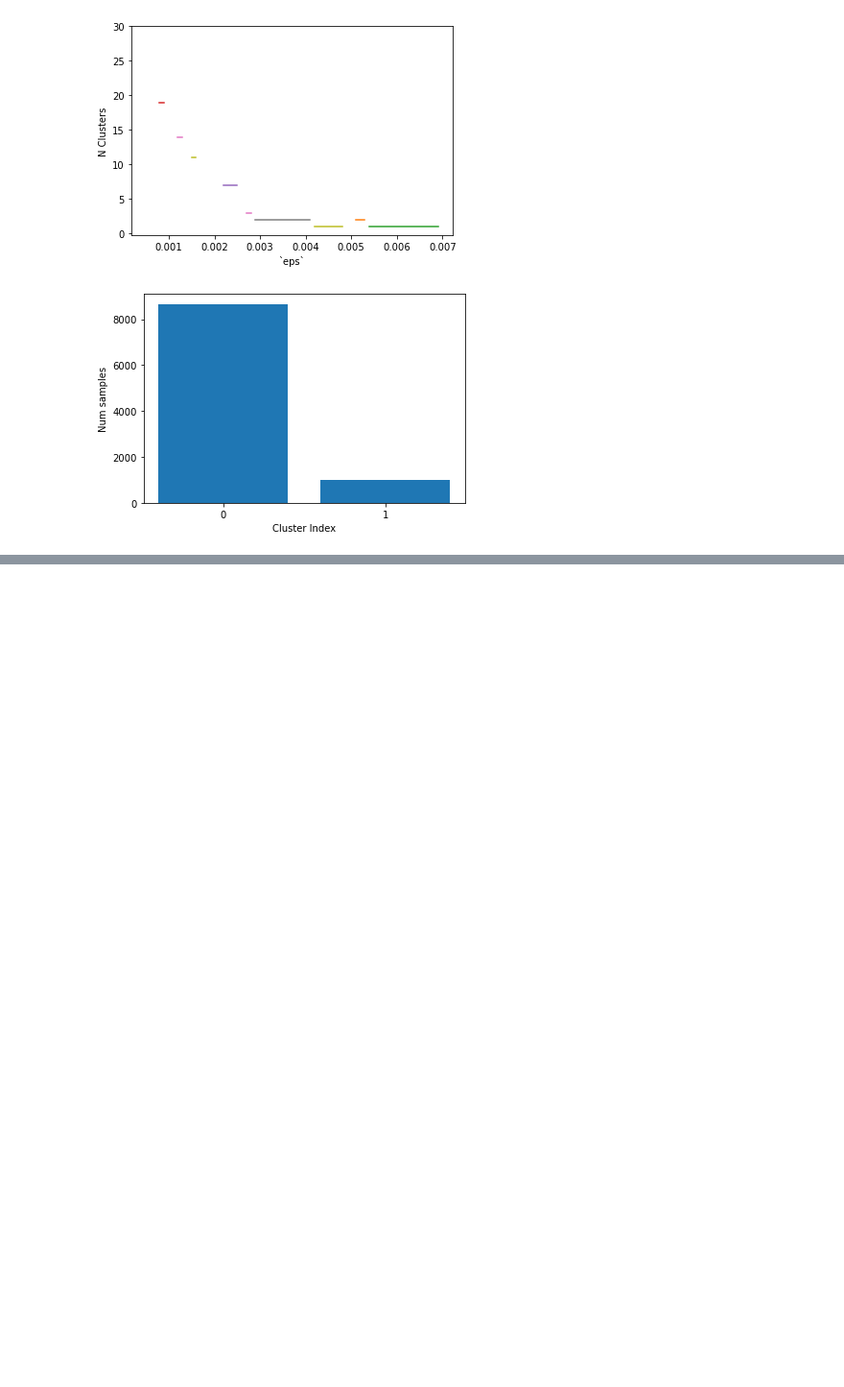
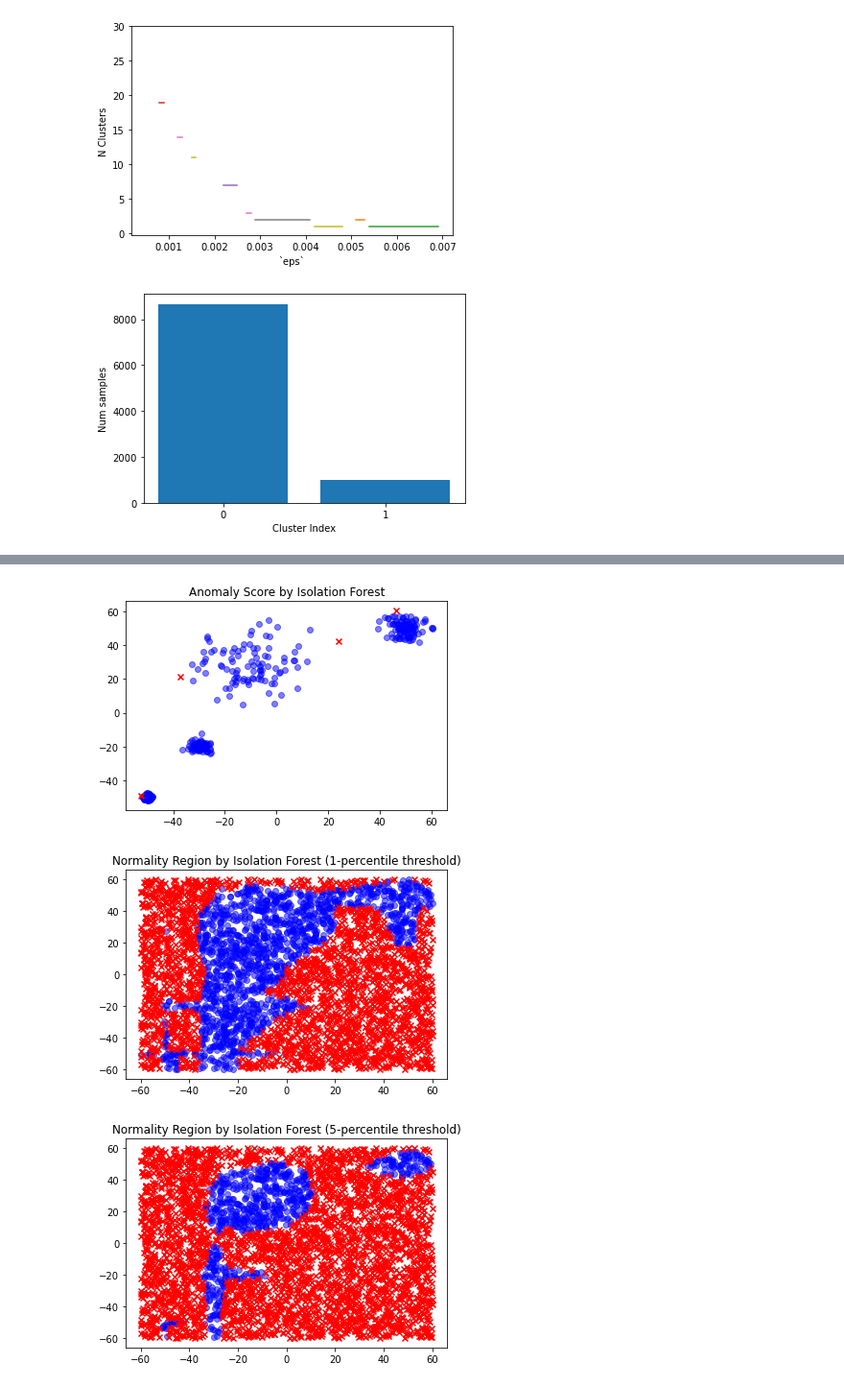
Before and after one commit to jaymberman/sklearn_guide, a Jupyter notebook: sklearn_guide.ipynb, the cells around one changed output, grey strips where cells are left out. Shown at 96% size. Cells and saved outputs as stored; diff of their text form; code cells hidden in the pictures; blank space fills up the shorter version.

```diff
--- a/sklearn_guide.ipynb
+++ b/sklearn_guide.ipynb
@@ -3053,0 +3285,51 @@ There is a nonlinear dimensionality reduction technique based on hierarchical cl
+# %%
+from sklearn.ensemble import IsolationForest
+
+X, _, centers = make_blobs(n_samples=400, n_features=2, centers=[[-50,-50], [-30,-20], [-10,30], [50,50]],
+                           cluster_std=[1,2,11,4], return_centers=True,
+                           random_state=42)
+
+test = np.random.uniform(-60,60, (4000,2))
+
+iso = IsolationForest(n_estimators = 500,
+                      max_samples=1.0,
+                      max_features=1.0,
+                      bootstrap=False,
+                      n_jobs=-1)
+iso.fit(X)
+scores = iso.decision_function(X)
+test_scores = iso.decision_function(test)
+
+threshold = np.percentile(scores, 1)
+idx = scores < threshold
+test_idx = test_scores < threshold
+
+outliers = X[idx]
+inliers = X[idx == False]
+plt.scatter(inliers[:, 0], inliers[:, 1], alpha=.5, c='blue')
+plt.scatter(outliers[:, 0], outliers[:, 1], c='red', marker='x')
+plt.title('Anomaly Score by Isolation Forest')
+plt.axis('tight')
+plt.show()
+
+test_outliers = test[test_idx]
+test_inliers = test[test_idx == False]
+plt.scatter(test_inliers[:, 0], test_inliers[:, 1], alpha=.5, c='blue')
+plt.scatter(test_outliers[:, 0], test_outliers[:, 1], c='red', marker='x')
+plt.title('Normality Region by Isolation Forest (1-percentile threshold)')
+plt.axis('tight')
+plt.show()
+
+threshold_5 = np.percentile(scores, 5)
+test_idx = test_scores < threshold_5
+test_outliers = test[test_idx]
+test_inliers = test[test_idx == False]
+plt.scatter(test_inliers[:, 0], test_inliers[:, 1], alpha=.5, c='blue')
+plt.scatter(test_outliers[:, 0], test_outliers[:, 1], c='red', marker='x')
+plt.title('Normality Region by Isolation Forest (5-percentile threshold)')
+plt.axis('tight')
+plt.show()
+# %% [output]
+[figure, added]
+[figure, added]
+[figure, added]
```
Also changed, not shown: parts of 19 cells of this notebook, 4 other files.
